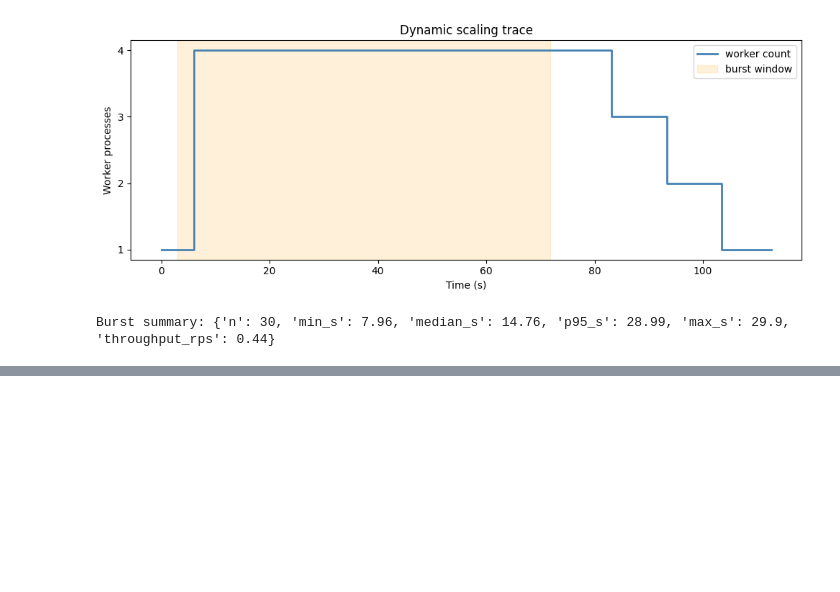
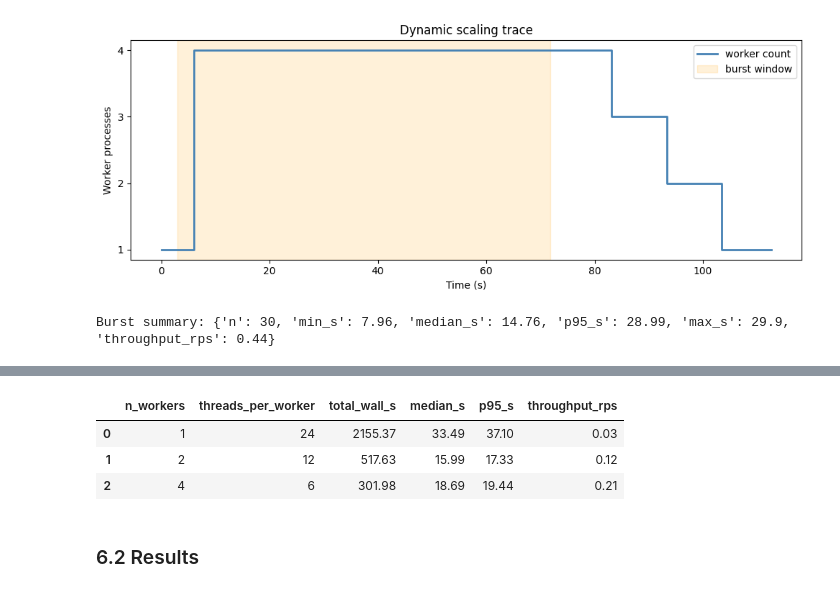
Before and after one commit to gperdrizet/stegosaurus, a Jupyter notebook: notebooks/03-scaling_experiment.ipynb, the cells around one changed output, grey strips where cells are left out. Saved outputs shown, nothing was run; the diff lists cells and outputs as text; code cells hidden in the pictures; blank space fills up the shorter version.

```diff
--- a/notebooks/03-scaling_experiment.ipynb
+++ b/notebooks/03-scaling_experiment.ipynb
@@ -396,0 +444,6 @@ else:
+# %%
+TOTAL_JOBS = 64   # fixed batch size - large enough to keep all workers busy
+
+# Worker counts to sweep. Concurrency is set equal to worker count so every
+# worker is occupied for the full run. Should be <= cpu_count.
+THROUGHPUT_SWEEP_WORKERS = [1, 2, 4, 8, 16, 32]
@@ -396,0 +454,36 @@ else:
+# %%
+# Set this to match MAX_WORKERS=MIN_WORKERS the app was started with, then run.
+N_WORKERS_THIS_RUN = 8
+
+
+# Accumulate results across restarts.
+try:
+    throughput_sweep_rows
+
+except NameError:
+    throughput_sweep_rows = []
+
+# Concurrency = worker count: every worker is kept busy for the whole batch.
+times, wall = burst(APP_URL, PROMPT, MESSAGE, TOTAL_JOBS, n_workers=N_WORKERS_THIS_RUN)
+stats = summarize(times, wall)
+
+throughput_sweep_rows.append({
+    'n_workers': N_WORKERS_THIS_RUN,
+    'threads_per_worker': max(1, cpu_count // N_WORKERS_THIS_RUN),
+    'total_wall_s': round(wall, 2),
+    **stats,
+})
+
+df_throughput_sweep = (
+    pd.DataFrame(throughput_sweep_rows)
+    .sort_values('n_workers')
+    .reset_index(drop=True)
+)
+df_throughput_sweep[['n_workers', 'threads_per_worker', 'total_wall_s', 'median_s', 'p95_s', 'throughput_rps']]
+# %% [output]
+|  | n_workers | threads_per_worker | total_wall_s | median_s | p95_s | throughput_rps |
+| 0 | 1 | 24 | 2155.37 | 33.49 | 37.10 | 0.03 |
+| 1 | 2 | 12 | 517.63 | 15.99 | 17.33 | 0.12 |
+| 2 | 4 | 6 | 301.98 | 18.69 | 19.44 | 0.21 |
+# %% [markdown]
+### 6.2 Results
```
Also changed, not shown: parts of 14 cells of this notebook, 1 other file.
